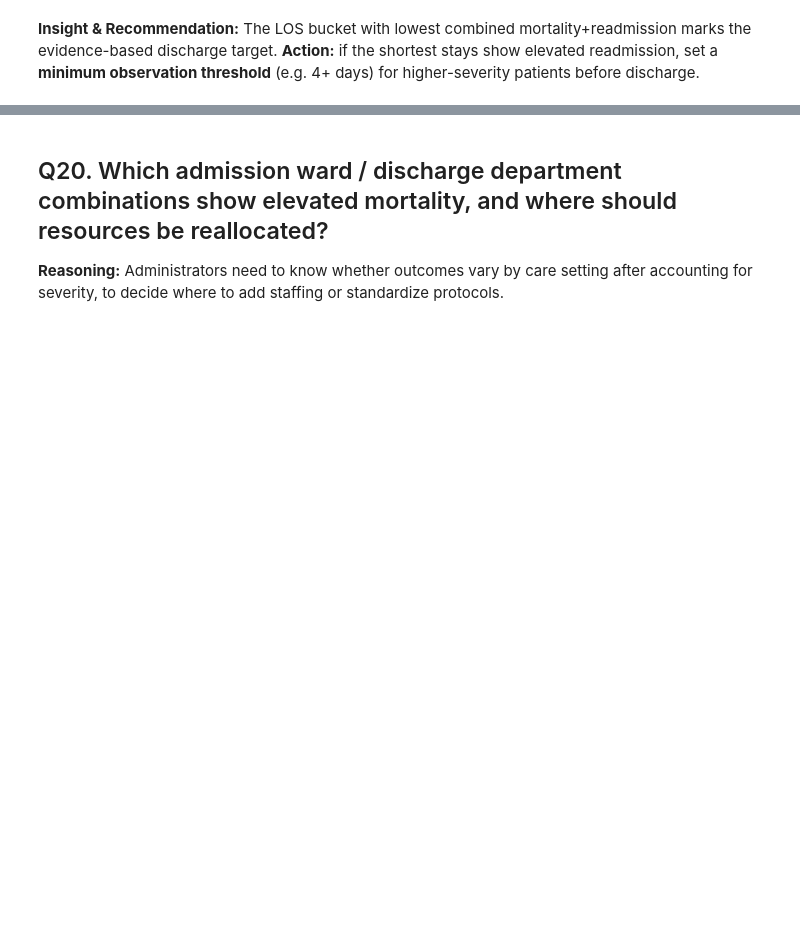
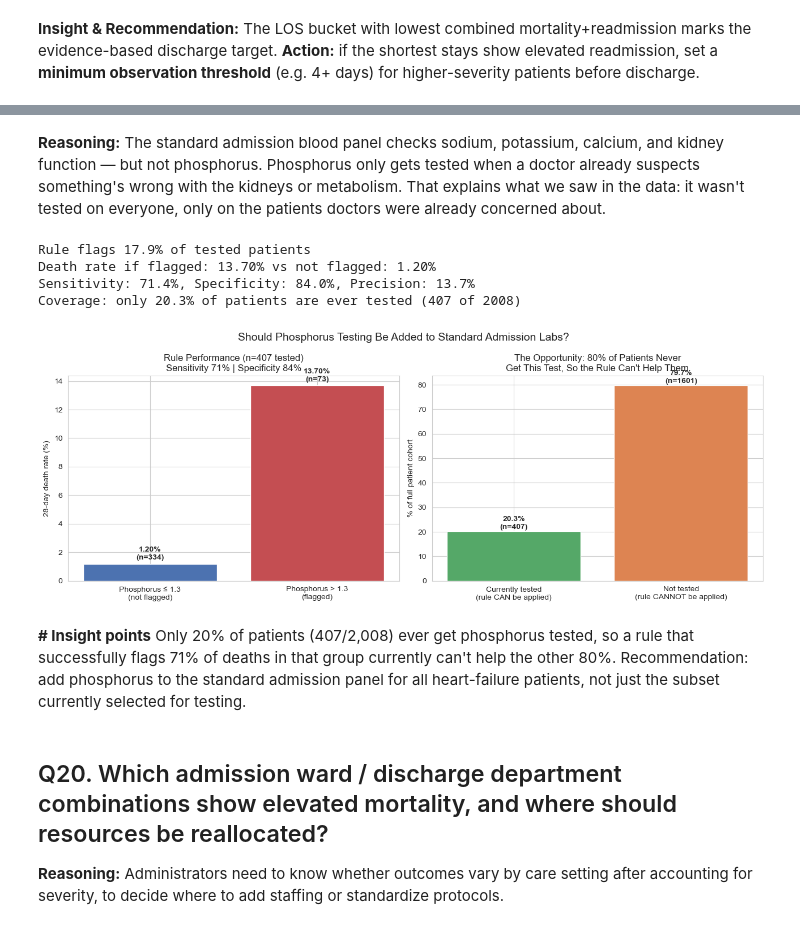
Before and after one commit to mishrasudha1984-png/Team4_The_Zen_OF_Five_PythonHackathon_Sep2026, a Jupyter notebook: Team4_The_Zen_OF_FIive_03Prescriptive.ipynb, the cells around one changed output, grey strips where cells are left out. Drawn from its saved outputs; the diff is of its cells as text; code cells hidden in the pictures; blank space fills up the shorter version.

```diff
--- a/Team4_The_Zen_OF_FIive_03Prescriptive.ipynb
+++ b/Team4_The_Zen_OF_FIive_03Prescriptive.ipynb
@@ -379,3 +378,65 @@ evidence-based discharge target. **Action:** if the shortest stays show elevated
+# %% [markdown]
+**Reasoning:**
+The standard admission blood panel checks sodium, potassium, calcium, and kidney function — but not phosphorus. Phosphorus only gets tested when a doctor already suspects something's wrong with the kidneys or metabolism. That explains what we saw in the data: it wasn't tested on everyone, only on the patients doctors were already concerned about.
+# %%
+import pandas as pd
+import numpy as np
+import matplotlib.pyplot as plt
+from sklearn.metrics import confusion_matrix
+
+outcome = "death_within_28_days"
+tested = df["inorganic_phosphorus"].notna()
+
+# Rule: phosphorus > 1.3 -> flag for review (from a threshold sweep)
+CUTOFF = 1.3
+sub = df[tested].copy()
+flag = (sub["inorganic_phosphorus"] > CUTOFF).astype(int)
+
+tn, fp, fn, tp = confusion_matrix(sub[outcome], flag, labels=[0, 1]).ravel()
+sensitivity = tp / (tp + fn)
+specificity = tn / (tn + fp)
+precision = tp / (tp + fp)
+flagged_pct = flag.mean() * 100
+
+death_flagged = sub.loc[flag == 1, outcome].mean() * 100
+death_not_flagged = sub.loc[flag == 0, outcome].mean() * 100
+
+coverage_pct = tested.mean() * 100
+n_tested, n_total = tested.sum(), len(df)
+
+print(f"Rule flags {flagged_pct:.1f}% of tested patients")
+print(f"Death rate if flagged: {death_flagged:.2f}% vs not flagged: {death_not_flagged:.2f}%")
+print(f"Sensitivity: {sensitivity:.1%}, Specificity: {specificity:.1%}, Precision: {precision:.1%}")
+print(f"Coverage: only {coverage_pct:.1f}% of patients are ever tested ({n_tested} of {n_total})")
+
+fig, axes = plt.subplots(1, 2, figsize=(13, 5))
+
+bars0 = axes[0].bar(["Phosphorus \u2264 1.3\n(not flagged)", "Phosphorus > 1.3\n(flagged)"],
+                     [death_not_flagged, death_flagged], color=["#4C72B0", "#C44E52"])
+for b, v, n in zip(bars0, [death_not_flagged, death_flagged], [len(sub)-flag.sum(), flag.sum()]):
+    axes[0].text(b.get_x()+b.get_width()/2, v+0.3, f"{v:.2f}%\n(n={n})", ha="center", fontweight="bold")
+axes[0].set_ylabel("28-day death rate (%)")
+axes[0].set_title(f"Rule Performance (n={len(sub)} tested)\nSensitivity {sensitivity:.0%} | Specificity {specificity:.0%}")
+
+axes[1].bar(["Currently tested\n(rule CAN be applied)", "Not tested\n(rule CANNOT be applied)"],
+            [coverage_pct, 100-coverage_pct], color=["#55A868", "#DD8452"])
+for i, (v, n) in enumerate(zip([coverage_pct, 100-coverage_pct], [n_tested, n_total-n_tested])):
+    axes[1].text(i, v+1, f"{v:.1f}%\n(n={n})", ha="center", fontweight="bold")
+axes[1].set_ylabel("% of full patient cohort")
+axes[1].set_title("The Opportunity: 80% of Patients Never\nGet This Test, So the Rule Can't Help Them")
+
+plt.suptitle("Should Phosphorus Testing Be Added to Standard Admission Labs?", fontsize=14)
+plt.tight_layout()
+plt.show()
+# %% [output]
+Rule flags 17.9% of tested patients
+Death rate if flagged: 13.70% vs not flagged: 1.20%
+Sensitivity: 71.4%, Specificity: 84.0%, Precision: 13.7%
+Coverage: only 20.3% of patients are ever tested (407 of 2008)
+[figure, added]
+# %% [markdown]
+**# Insight points**
+Only 20% of patients (407/2,008) ever get phosphorus tested, so a rule that successfully flags 71% of deaths in that group currently can't help the other 80%. Recommendation: add phosphorus to the standard admission panel for all heart-failure patients, not just the subset currently selected for testing.
 # %% [markdown]
 ## Q20. Which admission ward / discharge department combinations show elevated mortality, and where should resources be reallocated?
 
```
Also changed, not shown: parts of 30 cells of this notebook.
